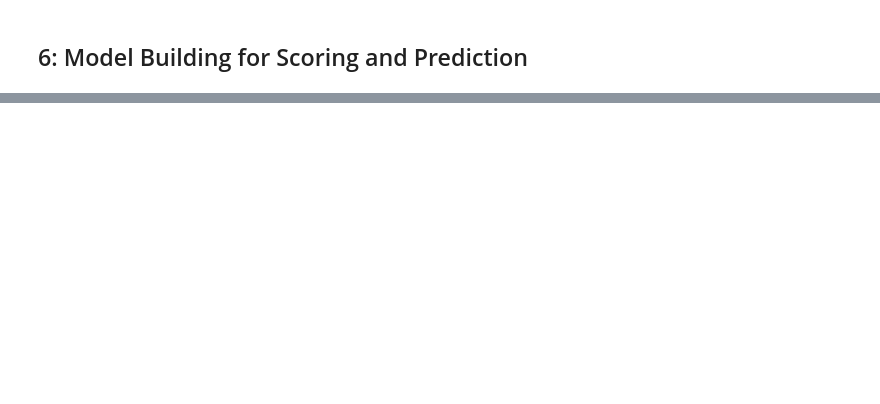
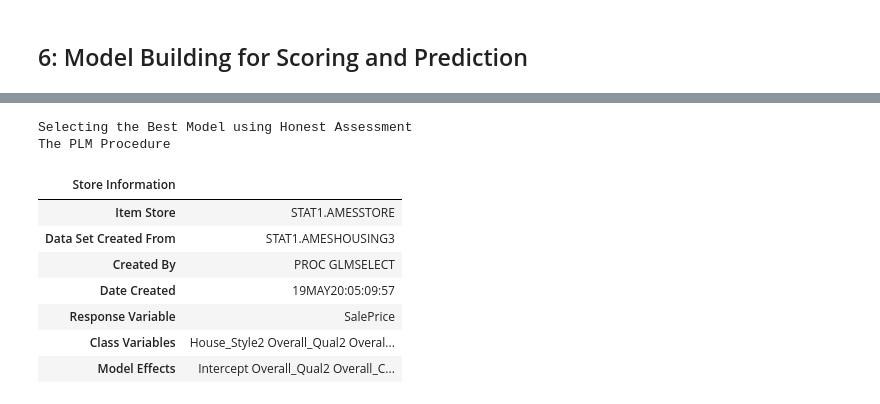
Before and after one commit to franmarq/SAS_course_notes, a Jupyter notebook: Statistics1_ANOVA_Regression_LogisticRegression_6.ipynb, the cells around one changed output, grey strips where cells are left out. Cells and saved outputs as stored; diff of their text form; code cells hidden in the pictures; blank space fills up the shorter version.

Commit message:
6. Model Building for Scoring and Prediction final

```diff
--- a/Statistics1_ANOVA_Regression_LogisticRegression_6.ipynb
+++ b/Statistics1_ANOVA_Regression_LogisticRegression_6.ipynb
@@ -68,0 +147,16 @@ SAS Connection established. Subprocess id is 3489
+# %%
+proc plm restore=STAT1.amesstore;
+    score data=STAT1.ameshousing4 out=scored;
+    code file="&homefolder/scoring.sas";
+run;
+# %% [output]
+Selecting the Best Model using Honest Assessment
+The PLM Procedure
+| Store Information |  |
+| Item Store | STAT1.AMESSTORE |
+| Data Set Created From | STAT1.AMESHOUSING3 |
+| Created By | PROC GLMSELECT |
+| Date Created | 19MAY20:05:09:57 |
+| Response Variable | SalePrice |
+| Class Variables | House_Style2 Overall_Qual2 Overal... |
+| Model Effects | Intercept Overall_Qual2 Overall_C... |
```
Also changed, not shown: parts of 13 cells of this notebook, 3 other files.
